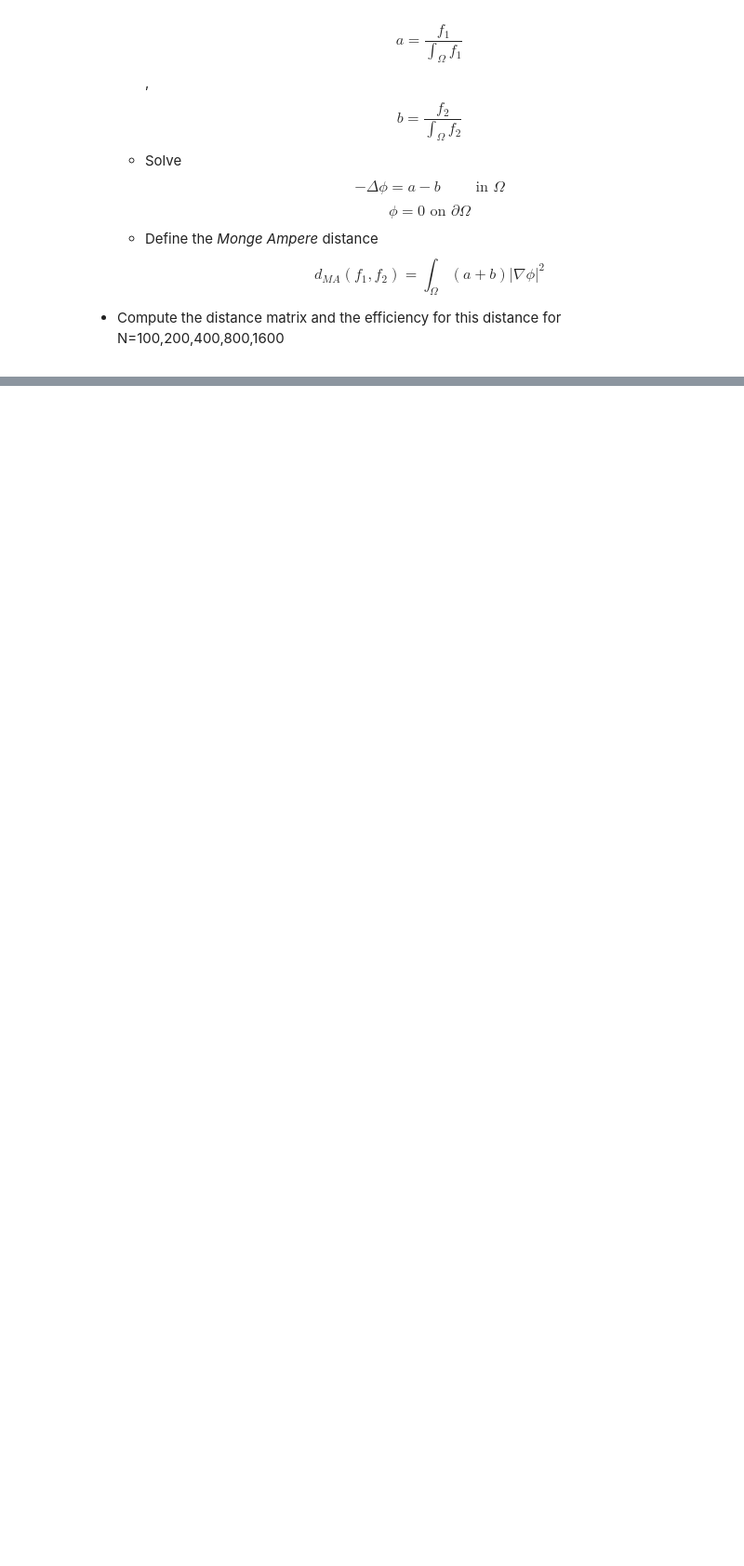
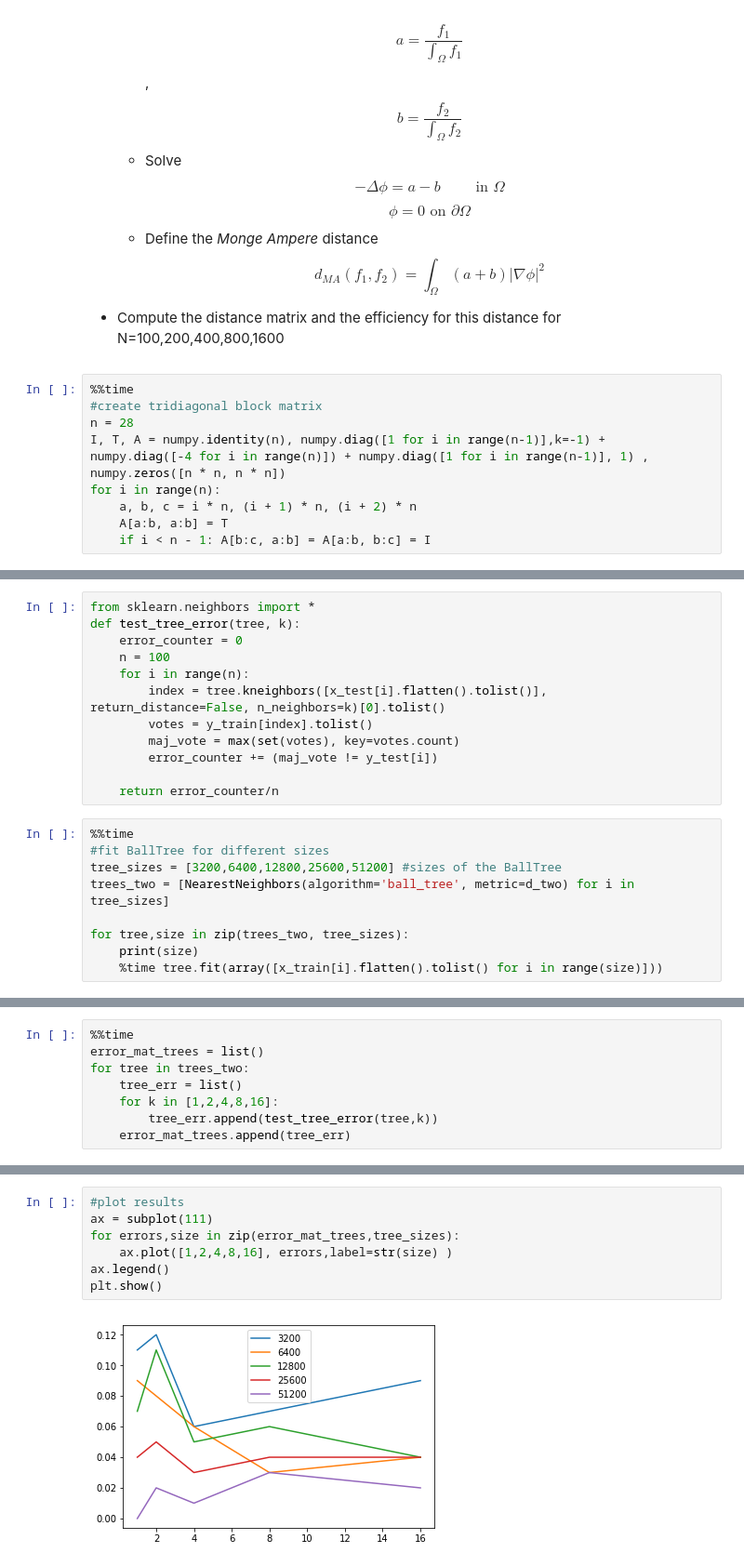
Before and after one commit to federico-camerota/P1.4_seed, a Jupyter notebook: final_project/final_project_2018-2019.ipynb, the cells around one changed output, grey strips where cells are left out. Shown at 93% size. Cells and saved outputs as stored; diff of their text form; blank space fills up the shorter version.

```diff
--- a/final_project/final_project_2018-2019.ipynb
+++ b/final_project/final_project_2018-2019.ipynb
@@ -528,3 +471,12 @@ An even better improvement on the previous distance function is given by the fol
     $$
 
 - Compute the distance matrix and the efficiency for this distance for N=100,200,400,800,1600
+# %%
+%%time
+#create tridiagonal block matrix
+n = 28
+I, T, A = numpy.identity(n), numpy.diag([1 for i in range(n-1)],k=-1) + numpy.diag([-4 for i in range(n)]) + numpy.diag([1 for i in range(n-1)], 1) , numpy.zeros([n * n, n * n])
+for i in range(n):
+    a, b, c = i * n, (i + 1) * n, (i + 2) * n
+    A[a:b, a:b] = T
+    if i < n - 1: A[b:c, a:b] = A[a:b, b:c] = I
@@ -530,0 +541,21 @@ An even better improvement on the previous distance function is given by the fol
+# %%
+from sklearn.neighbors import *
+def test_tree_error(tree, k):
+    error_counter = 0
+    n = 100
+    for i in range(n):
+        index = tree.kneighbors([x_test[i].flatten().tolist()], return_distance=False, n_neighbors=k)[0].tolist()
+        votes = y_train[index].tolist()
+        maj_vote = max(set(votes), key=votes.count)
+        error_counter += (maj_vote != y_test[i])
+
+    return error_counter/n
+# %%
+%%time
+#fit BallTree for different sizes
+tree_sizes = [3200,6400,12800,25600,51200] #sizes of the BallTree
+trees_two = [NearestNeighbors(algorithm='ball_tree', metric=d_two) for i in tree_sizes]
+
+for tree,size in zip(trees_two, tree_sizes):
+    print(size)
+    %time tree.fit(array([x_train[i].flatten().tolist() for i in range(size)]))
@@ -530,0 +580,8 @@ An even better improvement on the previous distance function is given by the fol
+# %%
+%%time
+error_mat_trees = list()
+for tree in trees_two:
+    tree_err = list()
+    for k in [1,2,4,8,16]:
+        tree_err.append(test_tree_error(tree,k))
+    error_mat_trees.append(tree_err)
@@ -530,0 +591,9 @@ An even better improvement on the previous distance function is given by the fol
+# %%
+#plot results
+ax = subplot(111)
+for errors,size in zip(error_mat_trees,tree_sizes):
+    ax.plot([1,2,4,8,16], errors,label=str(size) )
+ax.legend()
+plt.show()
+# %% [output]
+[figure, added]
```
Also changed, not shown: parts of 18 cells of this notebook.
